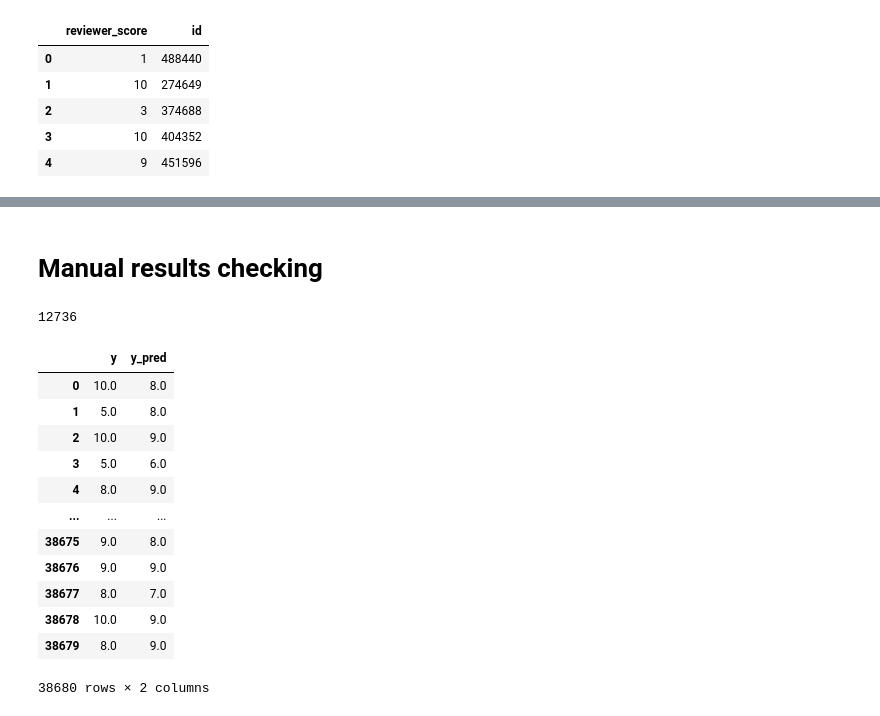
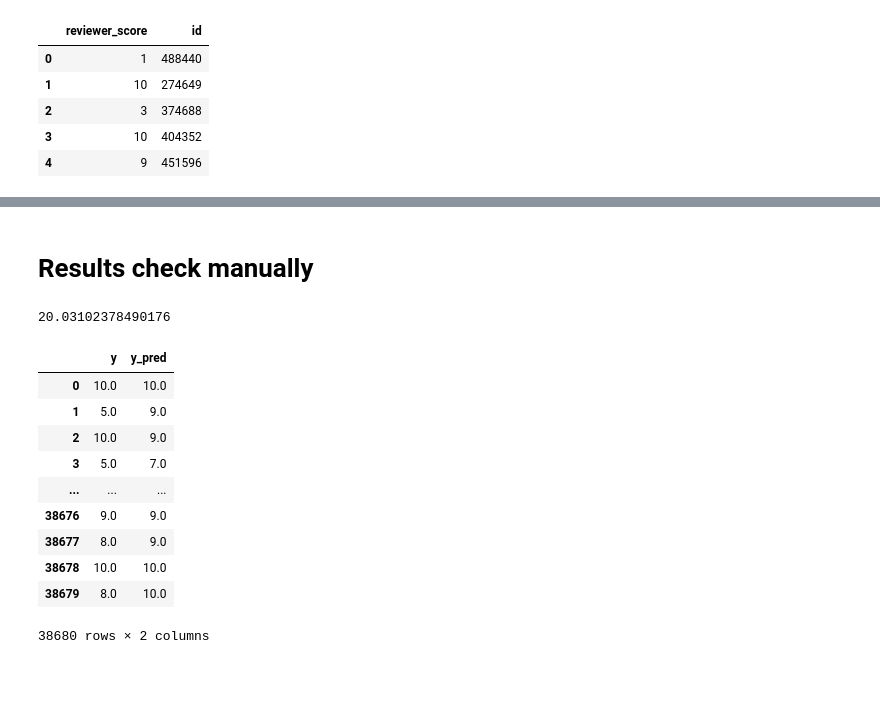
Before and after one commit to Alex1iv/Hotel-rating-prediction, a Jupyter notebook: notebooks/Hotel_ratings_en.ipynb, the cells around one changed output, grey strips where cells are left out. Cells and saved outputs as stored; diff of their text form; code cells hidden in the pictures; blank space fills up the shorter version.

```diff
--- a/notebooks/Hotel_ratings_en.ipynb
+++ b/notebooks/Hotel_ratings_en.ipynb
@@ -907,3 +875,21 @@ Saved model is about 320 Mb and it is better not to save it
 
 # # save best parameters to a new dict
 # best_params_rf = random_search_forest.best_params_
+# %%
+# model creation
+model_rf_cv = RandomForestRegressor(
+    n_estimators=100, verbose=0, n_jobs=-1, random_state=random_seed)
+
+# Cross-validator instance KFold
+kf = KFold(n_splits=5)
+
+# Display metrics for k-fold
+cv_metrics = cross_validate(
+    estimator=model_rf_cv, # model
+    X=X,
+    y=y,
+    cv=kf, # cross-validator
+    scoring=('neg_mean_absolute_error','neg_mean_absolute_percentage_error'), # metrics set
+    return_train_score=True # return metrics for training folds
+)
+display(cv_metrics)
@@ -953,7 +994,7 @@ Saved model is about 320 Mb and it is better not to save it
 # Initiate estimators
 estimators = [
     ('linear', LinearRegression()),
-    ('dt',  RandomForestRegressor(n_estimators=100, verbose=1, n_jobs=-1, random_state=random_seed))
+    ('dt',  RandomForestRegressor(n_estimators=100, verbose=0, n_jobs=-1, random_state=random_seed))
 ]
 
 # Create an instance of the stacking class
@@ -1011,11 +1029,11 @@ estimators2 = [
 # Create an instance of the stacking class
 model_stacking = StackingRegressor(
     estimators=estimators2,
-    final_estimator=RandomForestRegressor(n_estimators=100, random_state=random_seed)
+    final_estimator=RandomForestRegressor(n_estimators=150,  verbose=0, n_jobs=-1, random_state=random_seed)
 )
 # Model training
 model_stacking.fit(X_train, y_train)
 y_pred_st_r = model_stacking.predict(X_valid[1:])
 
-print(' MAE: {:.2}'.format(metrics.mean_absolute_error(y_test, y_pred_st_r)))
-print(f"MAPE: {round(metrics.mean_absolute_percentage_error(y_test, y_pred_st_r)*100, 2)} %")
+print(' MAE: {:.2}'.format(mean_absolute_error(y_test, y_pred_st_r)))
+print(f"MAPE: {round(mean_absolute_percentage_error(y_test, y_pred_st_r)*100, 2)} %")
@@ -1021,0 +1045,14 @@ print(f"MAPE: {round(metrics.mean_absolute_percentage_error(y_test, y_pred_st_r)
+# %%
+gb = GradientBoostingRegressor(
+    max_depth=5,
+    n_estimators=120,
+    random_state=random_seed
+)
+# Model training
+gb.fit(X_train, y_train)
+
+# Predict target values
+y_pred_gb = gb.predict(X_test)
+
+print(' MAE: {:.2}'.format(mean_absolute_error(y_test, y_pred_gb)))
+print(f"MAPE: {round(mean_absolute_percentage_error(y_test, y_pred_gb)*100, 2)} %")
@@ -1198,28 +1152,26 @@ plt.savefig('../figures/fig_9.png');
 # %% [markdown]
-# Manual results checking
+# Results check manually
 # %%
-num_count = len(y_pred_rf_cv)
-true_count = np.sum(np.where(y_pred_rf_cv.round(0)==y_valid[1:].round(0), 1, 0))
+num_count = len(y_pred_gb)
+true_count = np.sum(np.where(y_pred_gb.round(0)==y_valid[1:].round(0), 1, 0))
 res = true_count/num_count*100
 res
 # %% [output]
-12736
+20.03102378490176
 # %%
-check_df = pd.DataFrame({'y':y_valid[1:].round(0), 'y_pred':y_pred_rf_cv.round(0)}) #'hotel_index':X_valid.reset_index()['index'][1:],
+check_df = pd.DataFrame({'y':y_valid[1:].round(0), 'y_pred':y_pred_gb.round(0)}) #'hotel_index':X_valid.reset_index()['index'][1:],
 check_df
 # %% [output]
 |  | y | y_pred |
-| 0 | 10.0 | 8.0 |
-| 1 | 5.0 | 8.0 |
+| 0 | 10.0 | 10.0 |
+| 1 | 5.0 | 9.0 |
 | 2 | 10.0 | 9.0 |
-| 3 | 5.0 | 6.0 |
-| 4 | 8.0 | 9.0 |
+| 3 | 5.0 | 7.0 |
 | ... | ... | ... |
-| 38675 | 9.0 | 8.0 |
 | 38676 | 9.0 | 9.0 |
-| 38677 | 8.0 | 7.0 |
-| 38678 | 10.0 | 9.0 |
-| 38679 | 8.0 | 9.0 |
+| 38677 | 8.0 | 9.0 |
+| 38678 | 10.0 | 10.0 |
+| 38679 | 8.0 | 10.0 |
 38680 rows × 2 columns
 # %%
 #check_df['comp'] = check_df.apply(lambda x: 'yes' if x['y']==x['y_pred'] else 'no')
```
Also changed, not shown: parts of 54 cells of this notebook.
